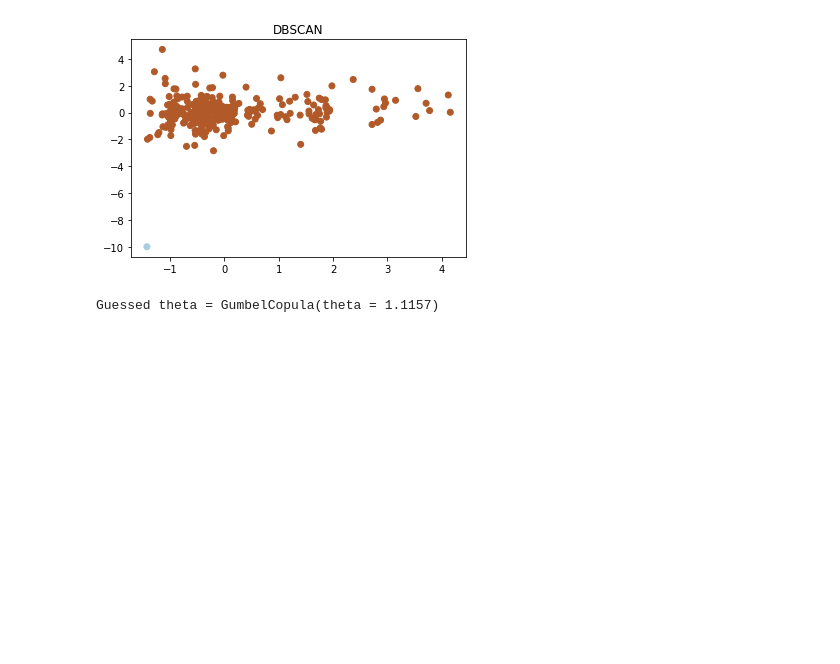
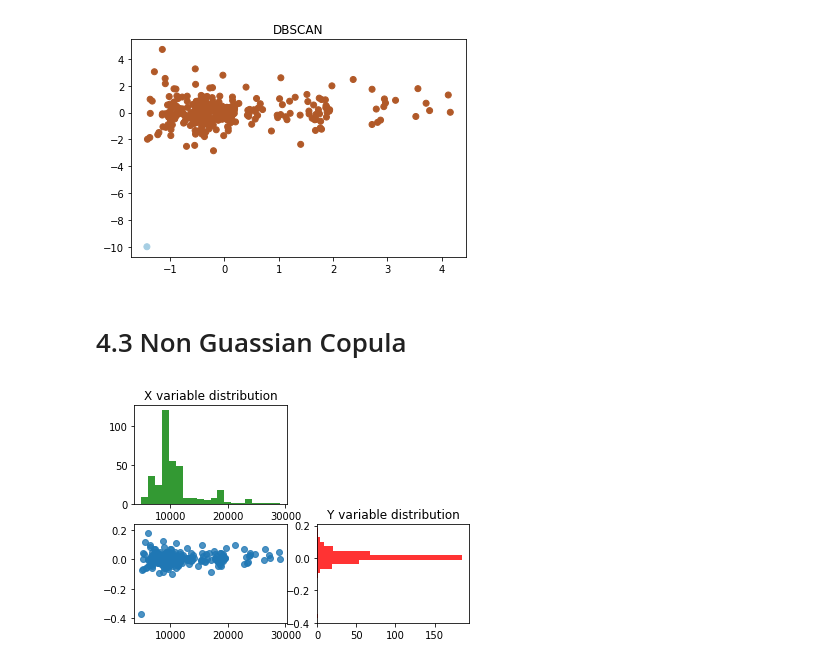
Before and after one commit to fabulouskorex/econometrics-WQU, a Jupyter notebook: Korede_submission 3.ipynb, the cells around one changed output. Cells and saved outputs as stored; diff of their text form; code cells hidden in the pictures; blank space fills up the shorter version.

```diff
--- a/Korede_submission 3.ipynb
+++ b/Korede_submission 3.ipynb
@@ -9,7 +9,7 @@ from scipy.stats import kurtosis
 import matplotlib.pyplot as plt
 import seaborn as sns
 # %%
-GLD_ETF_df = pd.read_csv("SPDR Gold Shares (GLD) Jan - Dec 2020.csv",parse_dates=True,index_col=0)
-EQT_ETF_df = pd.read_csv("Amundi CAC 40 UCITS ETF-C (C40.PA) Jan 2020 - Dec 2020.csv",parse_dates=True,index_col=0)
-BTC_df = pd.read_csv("Bitcoin USD (BTC-USD) Jan 2020 - Dec 2020.csv",parse_dates=True,index_col=0)
+GLD_ETF_df = pd.read_csv("/home/fabulouskorex/Documents/SPDR Gold Shares (GLD) Jan - Dec 2020.csv",parse_dates=True,index_col=0)
+EQT_ETF_df = pd.read_csv("/home/fabulouskorex/Documents/Amundi CAC 40 UCITS ETF-C (C40.PA) Jan 2020 - Dec 2020.csv",parse_dates=True,index_col=0)
+BTC_df = pd.read_csv("/home/fabulouskorex/Documents/Bitcoin USD (BTC-USD) Jan 2020 - Dec 2020.csv",parse_dates=True,index_col=0)
 # %%
@@ -142,15 +138,44 @@ dbscan(EQT2, eps=1.7, min_samples=2)
 dbscan(EQT3, eps=1.7, min_samples=2)
 # %% [output]
 [figure]
-# %%
-import openturns as ot
-
-theta = 2
-Original_copula = ot.GumbelCopula(theta)
-sample = EQT3
-
-# Fitting of a Gumbel copula
-Fitted_distribution = ot.GumbelCopulaFactory().build(sample)
-print("Guessed theta =", Fitted_distribution)
-# %% [output]
-Guessed theta = GumbelCopula(theta = 1.1157)
+# %% [markdown]
+# 4.3 Non Guassian Copula
+# %%
+from copulalib.copulalib import Copula
+from array import array
+
+# Data and histograms
+def plotData():
+    x = (BTC_df["Close"]).fillna(0).values
+    y = (BTC_df['Returns']).fillna(0).values
+    fig = plt.figure()
+    fig.add_subplot(2,2,1)
+    plt.hist(x,bins=20,color='green',alpha=0.8,align='mid')
+    plt.title('X variable distribution')
+    fig.add_subplot(2,2,3)
+    plt.scatter(x,y,marker="o",alpha=0.8)
+    fig.add_subplot(2,2,4)
+    plt.title('Joint X,Y')
+    plt.hist(y,bins=20,orientation='horizontal',color='red',alpha=0.8,align='mid')
+    plt.title('Y variable distribution')
+    plt.show()
+
+def generateCopulas():
+    x = array((BTC_df["Close"]).fillna(0).values.tolist())
+    y = array((BTC_df['Returns']).fillna(0).values.tolist())
+    fig = plt.figure()
+
+    clayton = Copula(x,y,family='clayton')
+    uc,vc = clayton.generate_uv(1000)
+    fig.add_subplot(2,2,2)
+    plt.scatter(uc,vc,marker='.',color='red')
+    plt.ylim(0,1)
+    plt.xlim(0,1)
+    plt.title('Clayton copula')
+    plt.show()
+
+#generateData()
+plotData()
+#generateCopulas()
+# %% [output]
+[figure, added]
```
Also changed, not shown: parts of 6 cells of this notebook.
